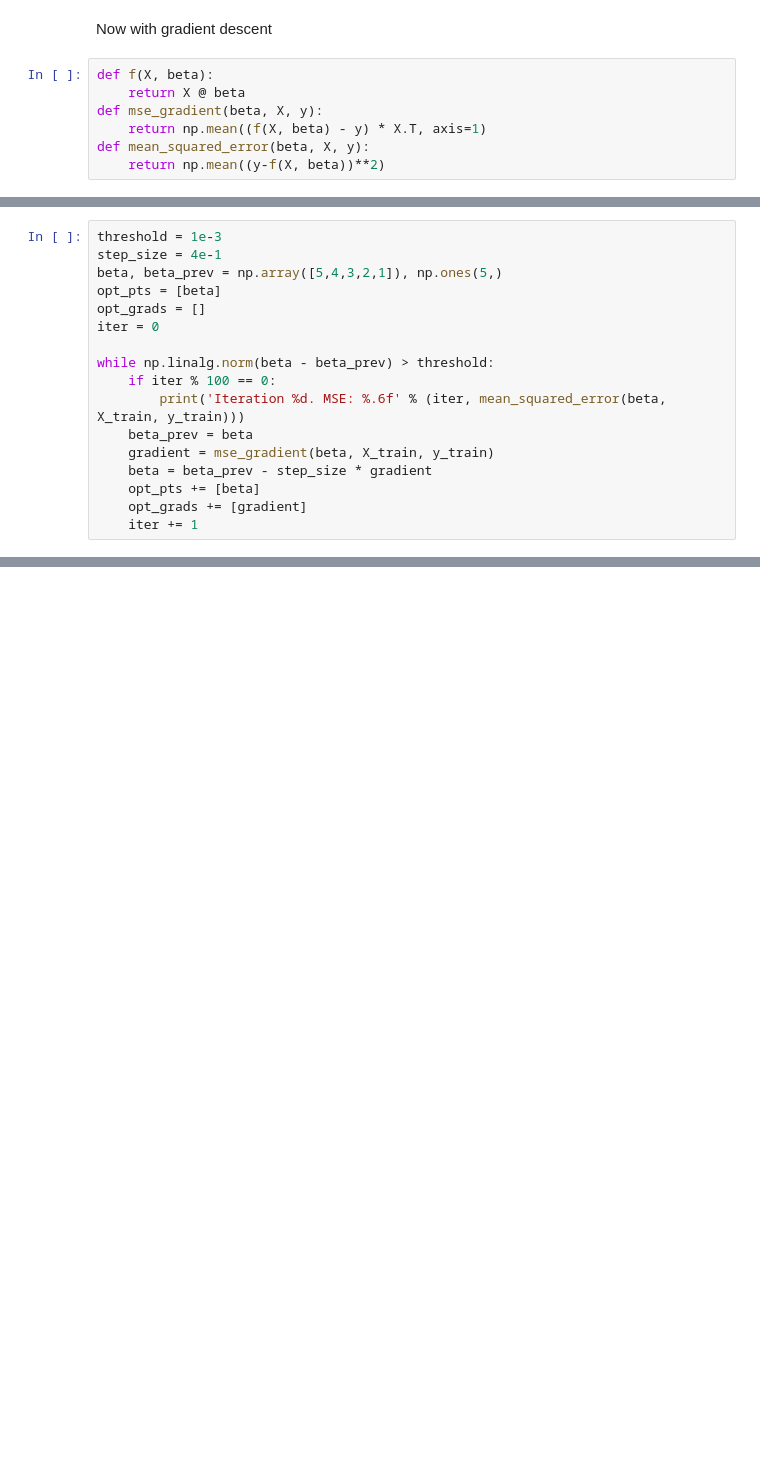
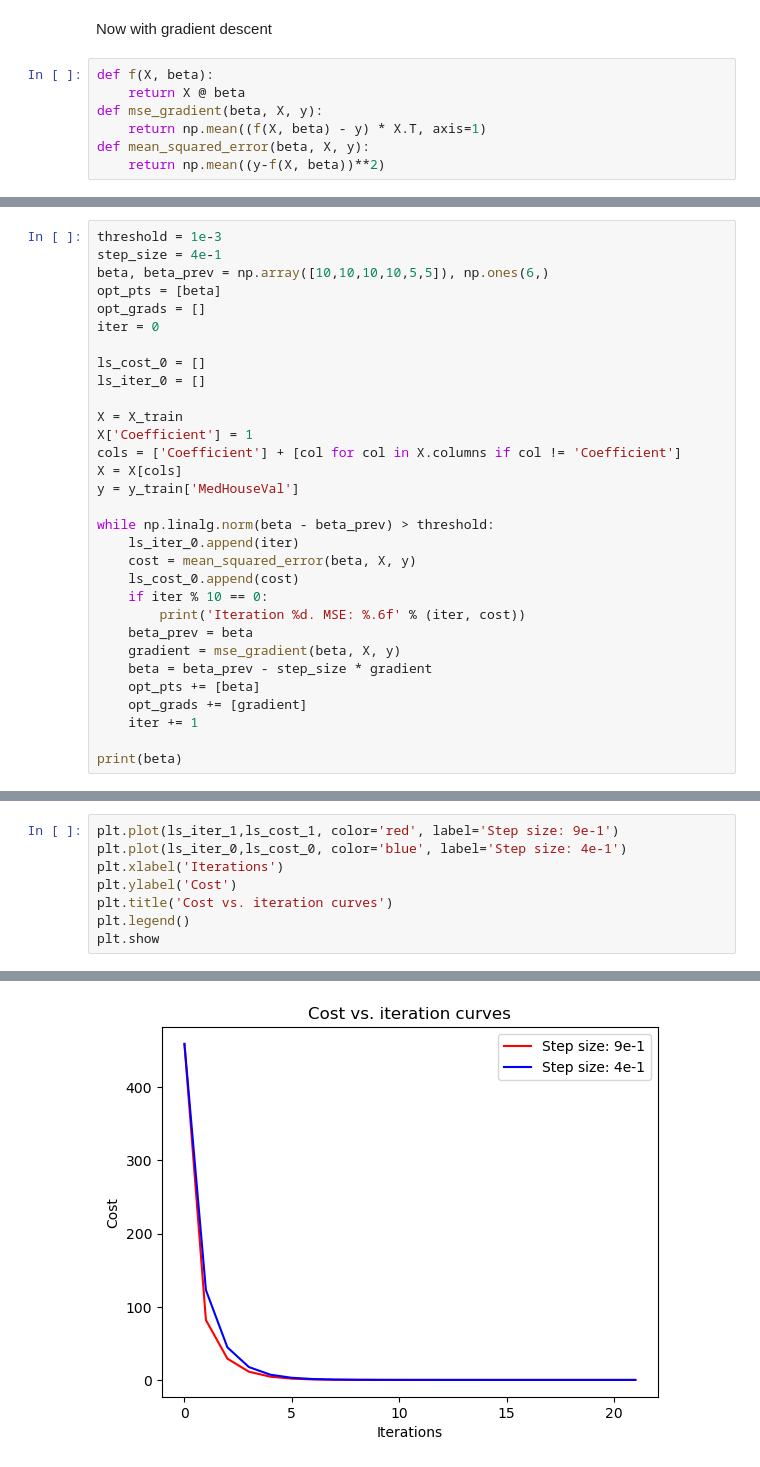
Before and after one commit to jorgeDongoG/ENEI-2025-ML1-Tarea1, a Jupyter notebook: scripts/Notebook.ipynb, the cells around one changed output, grey strips where cells are left out. Saved outputs shown, nothing was run; the diff lists cells and outputs as text; blank space fills up the shorter version.

```diff
--- a/scripts/Notebook.ipynb
+++ b/scripts/Notebook.ipynb
@@ -168,17 +300,31 @@ def mean_squared_error(beta, X, y):
 # %%
 threshold = 1e-3
 step_size = 4e-1
-beta, beta_prev = np.array([5,4,3,2,1]), np.ones(5,)
+beta, beta_prev = np.array([10,10,10,10,5,5]), np.ones(6,)
 opt_pts = [beta]
 opt_grads = []
 iter = 0
 
+ls_cost_0 = []
+ls_iter_0 = []
+
+X = X_train
+X['Coefficient'] = 1
+cols = ['Coefficient'] + [col for col in X.columns if col != 'Coefficient']
+X = X[cols]
+y = y_train['MedHouseVal']
+
 while np.linalg.norm(beta - beta_prev) > threshold:
-    if iter % 100 == 0:
-        print('Iteration %d. MSE: %.6f' % (iter, mean_squared_error(beta, X_train, y_train)))
+    ls_iter_0.append(iter)
+    cost = mean_squared_error(beta, X, y)
+    ls_cost_0.append(cost)
+    if iter % 10 == 0:
+        print('Iteration %d. MSE: %.6f' % (iter, cost))
     beta_prev = beta
-    gradient = mse_gradient(beta, X_train, y_train)
+    gradient = mse_gradient(beta, X, y)
     beta = beta_prev - step_size * gradient
     opt_pts += [beta]
     opt_grads += [gradient]
     iter += 1
+
+print(beta)
@@ -186,0 +342,9 @@ np.ones(2,)
+# %%
+plt.plot(ls_iter_1,ls_cost_1, color='red', label='Step size: 9e-1')
+plt.plot(ls_iter_0,ls_cost_0, color='blue', label='Step size: 4e-1')
+plt.xlabel('Iterations')
+plt.ylabel('Cost')
+plt.title('Cost vs. iteration curves')
+plt.legend()
+plt.show
+# %% [output]
@@ -186,0 +352 @@ np.ones(2,)
+[figure, added]
```
Also changed, not shown: parts of 42 cells of this notebook.
